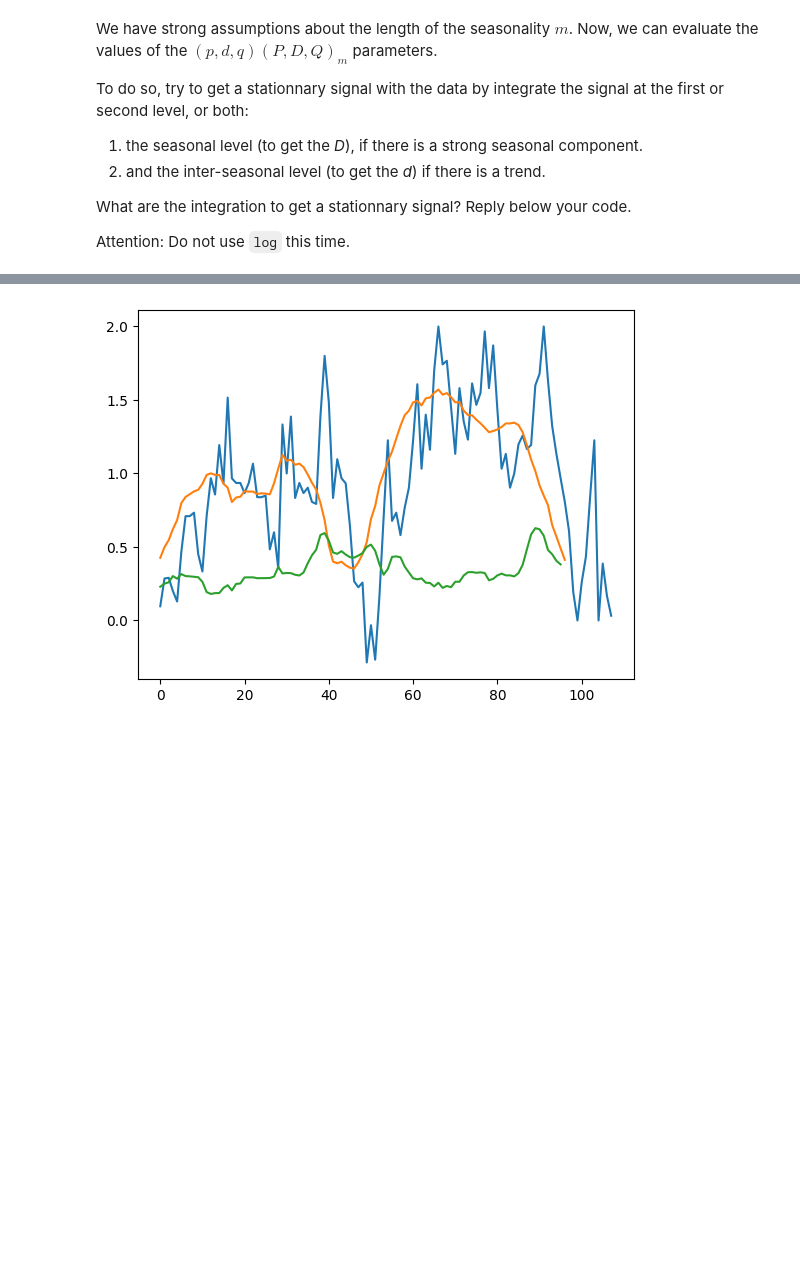
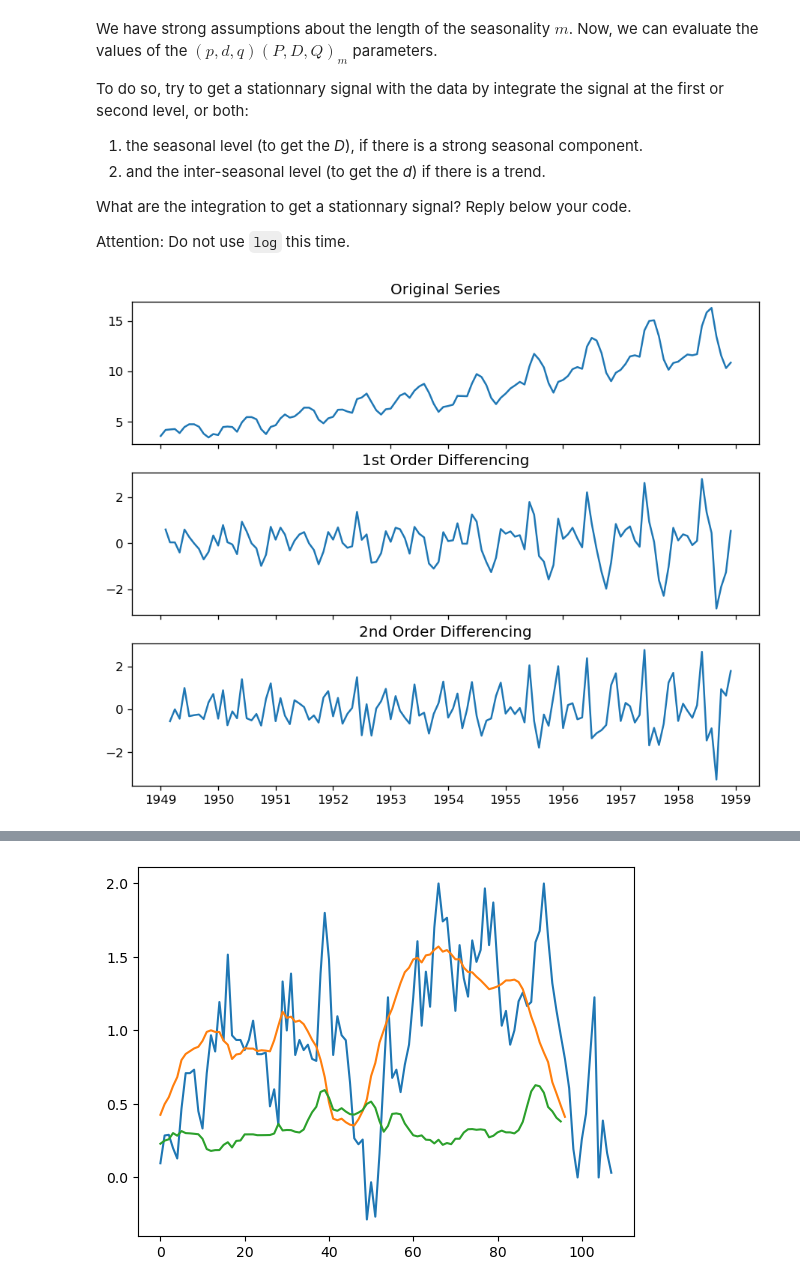
Before and after one commit to dmitriiDr/Notebooks_ML, a Jupyter notebook: ML6/notebooks/2023_Campus_ML6-NB2.2.ipynb, the cells around one changed output, grey strips where cells are left out. Saved outputs shown, nothing was run; the diff lists cells and outputs as text; code cells hidden in the pictures; blank space fills up the shorter version.

```diff
--- a/ML6/notebooks/2023_Campus_ML6-NB2.2.ipynb
+++ b/ML6/notebooks/2023_Campus_ML6-NB2.2.ipynb
@@ -130,3 +175,15 @@ def rolling_std(a, n=3):
     j = len(a) - n
     mov_std = np.array([np.std(a[k : k + n]) for k in range(j)])
     return mov_std
+# %%
+plt.rcParams.update({'figure.figsize':(9,7), 'figure.dpi':120})
+
+fig, axes = plt.subplots(3, 1, sharex=True)
+axes[0].plot(train); axes[0].set_title('Original Series')
+
+axes[1].plot(train.diff()); axes[1].set_title('1st Order Differencing')
+
+axes[2].plot(train.diff().diff()); axes[2].set_title('2nd Order Differencing')
+plt.show()
+# %% [output]
+[figure, added]
```
Also changed, not shown: parts of 56 cells of this notebook.
